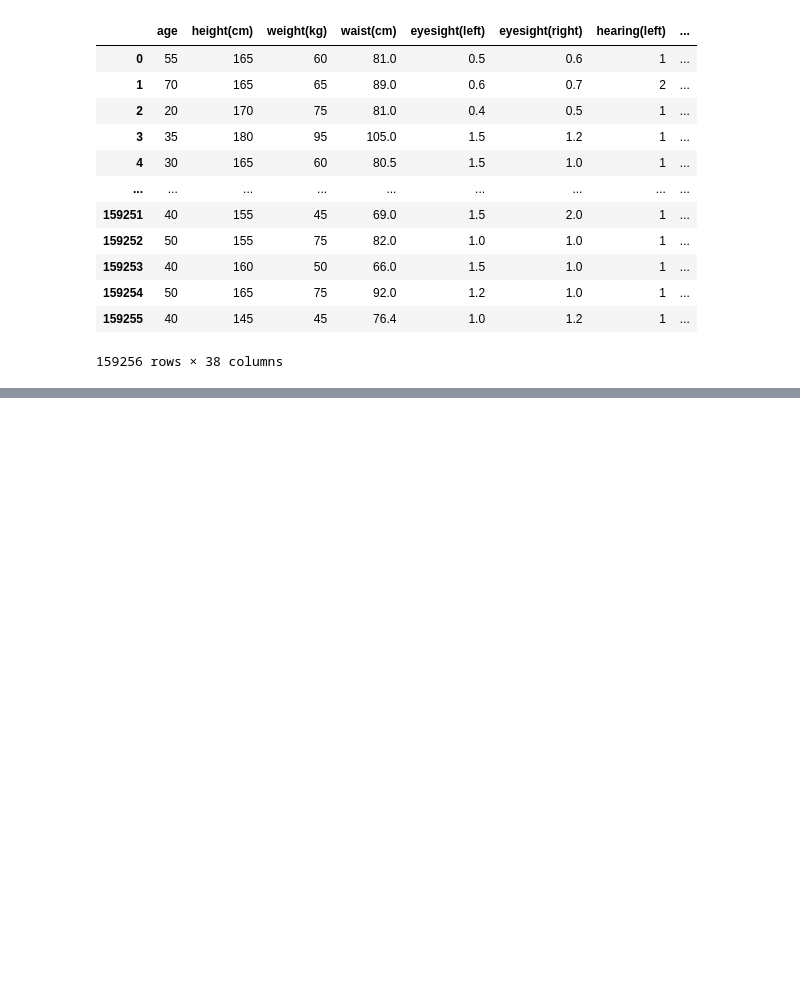
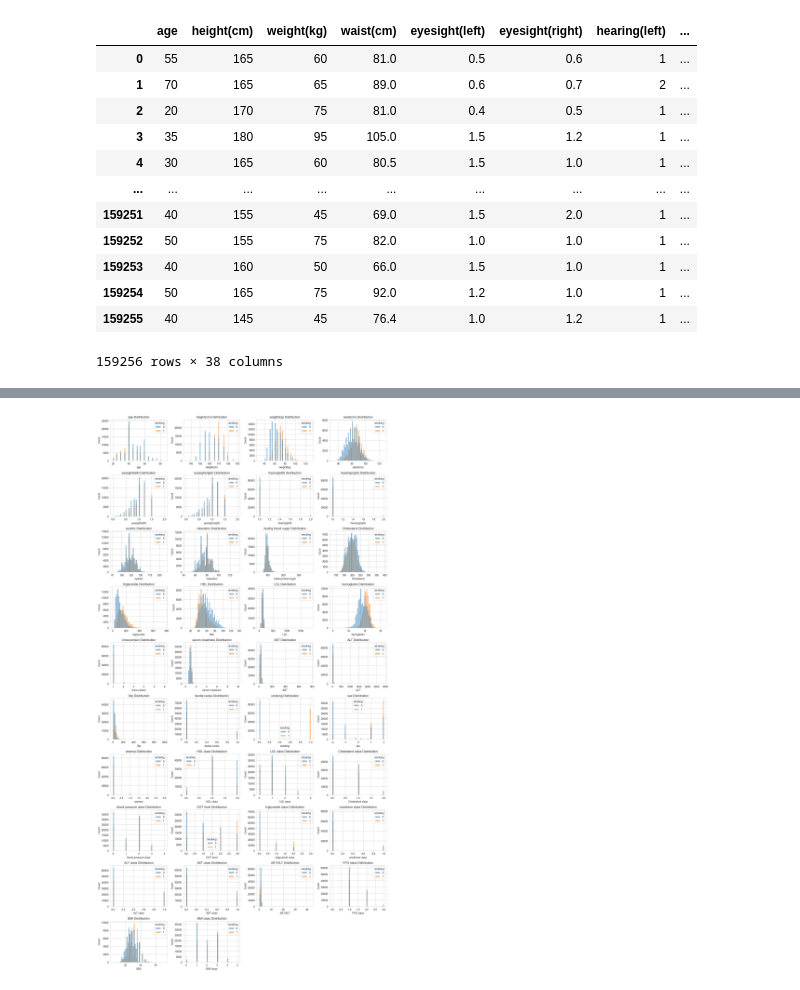
Before and after one commit to 250MHz/smoker-status, a Jupyter notebook: notebooks/0.02-250mhz-feature-extraction-exploration.ipynb, the cells around one changed output, grey strips where cells are left out. Saved outputs shown, nothing was run; the diff lists cells and outputs as text; code cells hidden in the pictures; blank space fills up the shorter version.

```diff
--- a/notebooks/0.02-250mhz-feature-extraction-exploration.ipynb
+++ b/notebooks/0.02-250mhz-feature-extraction-exploration.ipynb
@@ -441,0 +430,16 @@ X[X['sex'] < 0].describe()  # female
+# %%
+import seaborn as sns
+
+sns.set_style('whitegrid')
+
+# Took graph stuff from https://github.com/Koda98/smoker-status-prediction/blob/main/notebook.ipynb
+num_cols = len(X.columns)
+plt.figure(figsize=(16, num_cols * 1.5))
+for i, col in enumerate(X.columns):
+    plt.subplot(num_cols // 2 + num_cols % 2, 4, i + 1)
+    sns.histplot(x=col, hue='smoking', data=X, bins=50)
+    plt.title(f'{col} Distribution')
+    plt.tight_layout()
+plt.show()
+# %% [output]
+[figure, added]
```
Also changed, not shown: parts of 6 cells of this notebook, 2 other files.
